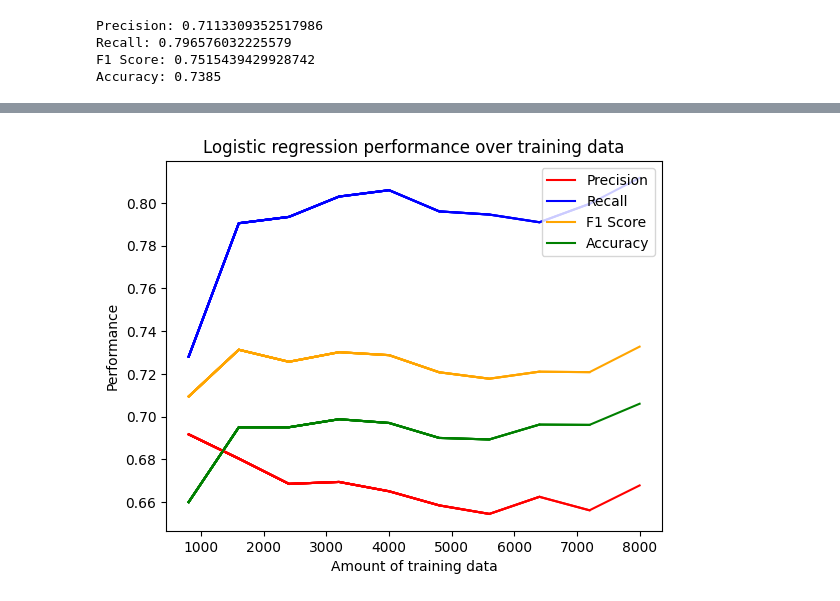
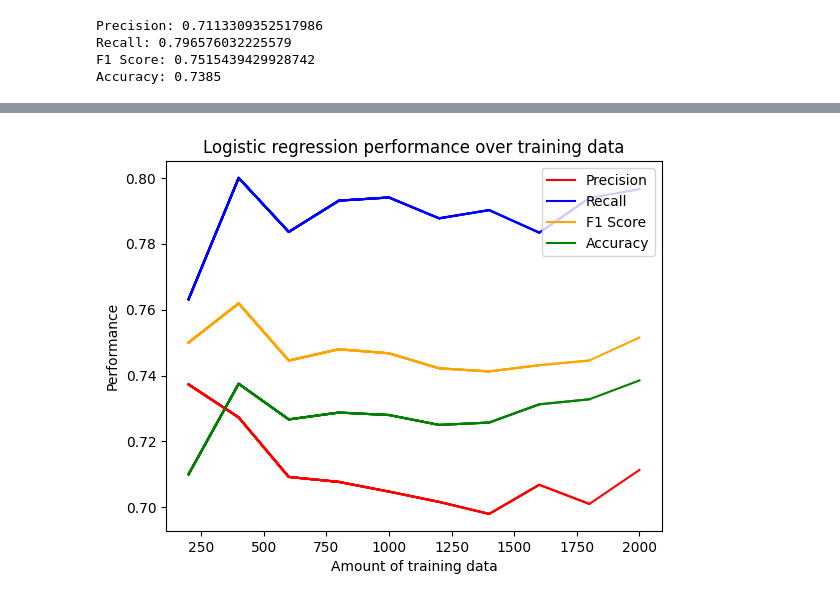
Before and after one commit to KiyonoKara/SNS-Sentiment-Analysis, a Jupyter notebook: sns_lr.ipynb, the cells around one changed output, grey strips where cells are left out. Drawn from its saved outputs; the diff is of its cells as text; code cells hidden in the pictures.

Commit message:
Add another logistic regression history

```diff
--- a/sns_lr.ipynb
+++ b/sns_lr.ipynb
@@ -73,7 +73,7 @@ with open("./models/sns_multinomial_lr_2.pkl", "wb") as f:
 # %%
 # Load from pickle
 lr_model = pickle.load(open("./models/sns_multinomial_lr.pkl", "rb"))
-lr_model_2 = pickle.load(open("./models/sns_multinomial_tuned_lr.pkl", "rb"))
+lr_model_2 = pickle.load(open("./models/sns_multinomial_lr_2.pkl", "rb"))
 # %% [markdown]
 # Make predictions
 # %%
@@ -119,34 +119,34 @@ metrics_dict = dict({
     'recall': [],
     'f1': [],
     'accuracy': []
 })
 
 fig, ax = plt.subplots()
 
 for i in train_sizes:
     # |X| * percent of train size
-    subset = int(round(len(X_train_m.toarray()) * (float(i) / float(100))))
+    subset = int(round(len(lr_model_2_preds) * (float(i) / float(100))))
     x_values.append(subset)
 
     pred_subset = int(round(len(y_test) * (float(i) / float(100))))
-    classification = lr_preds[:pred_subset]
+    classification = lr_model_2_preds[:pred_subset]
     (precision, recall, f1, accuracy) = du.get_prfa(y_test[:pred_subset], classification, verbose=False)
 
     metrics_dict['precision'].append(precision)
     metrics_dict['recall'].append(recall)
     metrics_dict['f1'].append(f1)
     metrics_dict['accuracy'].append(accuracy)
 
     ax.plot(x_values, metrics_dict['precision'], label='Precision', color='red')
     ax.plot(x_values, metrics_dict['recall'], label='Recall', color='blue')
     ax.plot(x_values, metrics_dict['f1'], label='F1 Score', color='orange')
     ax.plot(x_values, metrics_dict['accuracy'], label='Accuracy', color='green')
 
-plt.savefig('./graphs/lr_history.png')
+plt.savefig('./graphs/lr_history_2.png')
 plt.xlabel("Amount of training data")
 plt.ylabel("Performance")
 plt.title("Logistic regression performance over training data")
 remove_duplicate_labels(ax)
 plt.show()
 # %% [output]
-[figure, old version]
+[figure, new version]
```
Also changed, not shown: parts of 3 cells of this notebook, 1 other file.
